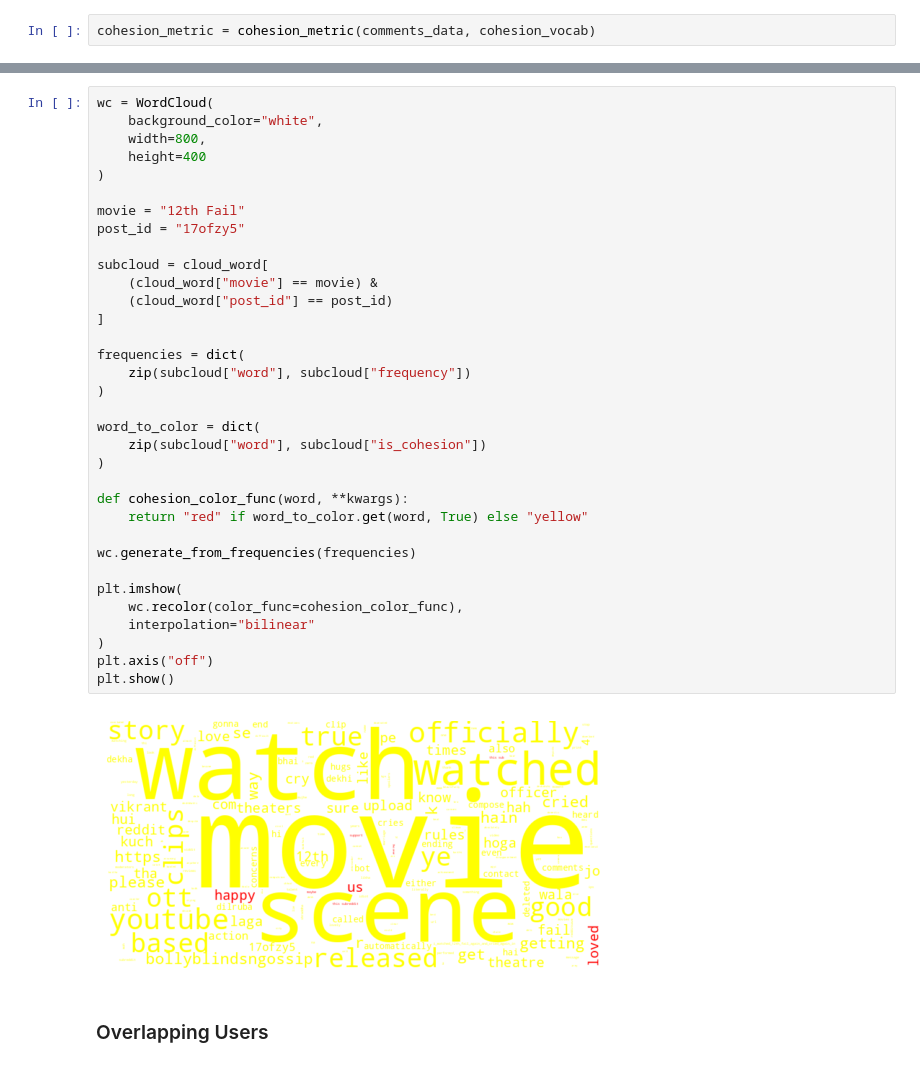
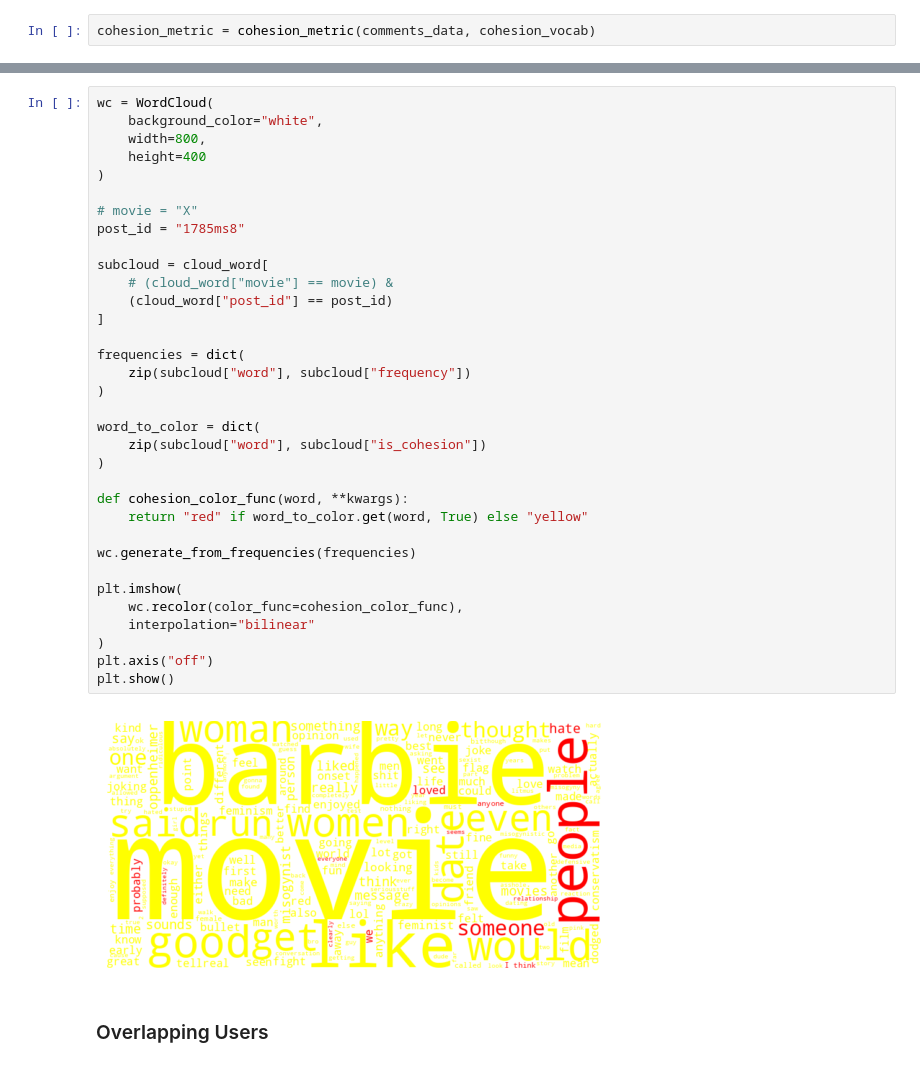
Before and after one commit to pavelihno/reddit-film-communities, a Jupyter notebook: metric_estimation.ipynb, the cells around one changed output, grey strips where cells are left out. Cells and saved outputs as stored; diff of their text form.

Commit message:
Added results for word cloud and visualization in notebook.

```diff
--- a/metric_estimation.ipynb
+++ b/metric_estimation.ipynb
@@ -100,37 +100,37 @@ wc = WordCloud(
     background_color="white",
     width=800,
     height=400
 )
 
-movie = "12th Fail"
-post_id = "17ofzy5"
+# movie = "X"
+post_id = "1785ms8"
 
 subcloud = cloud_word[
-    (cloud_word["movie"] == movie) &
+    # (cloud_word["movie"] == movie) &
     (cloud_word["post_id"] == post_id)
 ]
 
 frequencies = dict(
     zip(subcloud["word"], subcloud["frequency"])
 )
 
 word_to_color = dict(
     zip(subcloud["word"], subcloud["is_cohesion"])
 )
 
 def cohesion_color_func(word, **kwargs):
     return "red" if word_to_color.get(word, True) else "yellow"
 
 wc.generate_from_frequencies(frequencies)
 
 plt.imshow(
     wc.recolor(color_func=cohesion_color_func),
     interpolation="bilinear"
 )
 plt.axis("off")
 plt.show()
 # %% [output]
-[figure, old version]
+[figure, new version]
 # %% [markdown]
 ### Overlapping Users
 # %%
```
Also changed, not shown: parts of 3 cells of this notebook, 1 other file.
